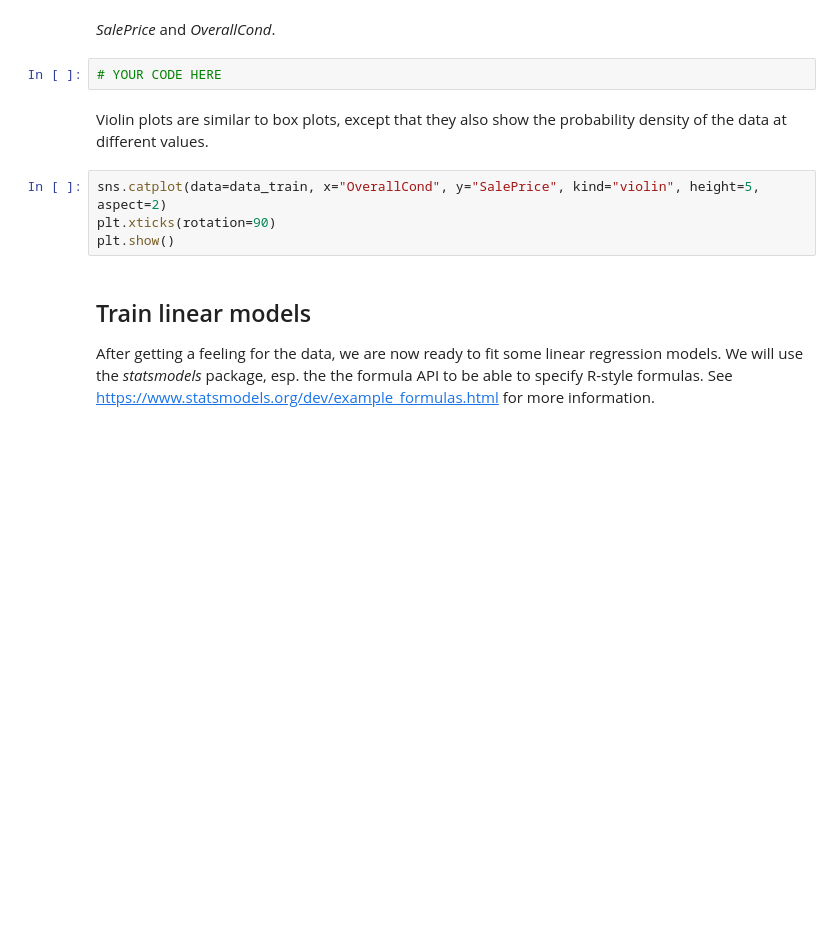
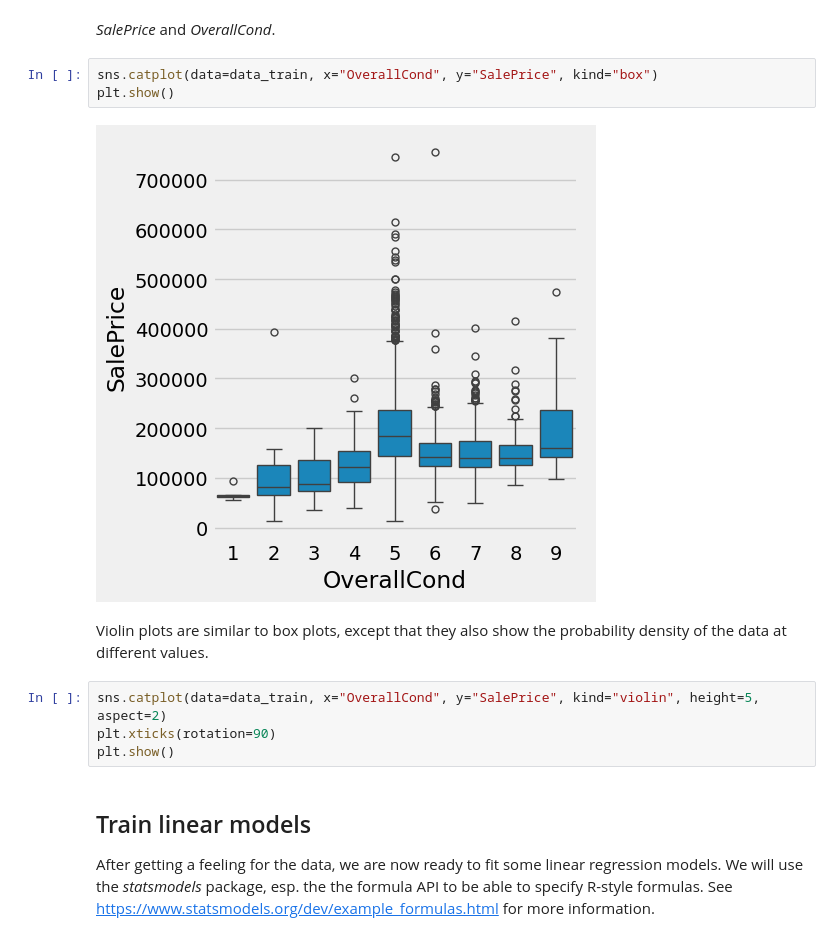
Before and after one commit to Julian200019/DataScience2024, a Jupyter notebook: Session_03/ames_linear_regression.ipynb, the cells around one changed output. Saved outputs shown, nothing was run; the diff lists cells and outputs as text; blank space fills up the shorter version.

```diff
--- a/Session_03/ames_linear_regression.ipynb
+++ b/Session_03/ames_linear_regression.ipynb
@@ -179,7 +191,10 @@ plt.show()
 # %% [markdown]
 *SalePrice* and *OverallCond*.
-# %%
-# YOUR CODE HERE
+# %%
+sns.catplot(data=data_train, x="OverallCond", y="SalePrice", kind="box")
+plt.show()
+# %% [output]
+[figure, added]
 # %% [markdown]
 Violin plots are similar to box plots, except that they also show the probability density of the data at different values.
 # %%
```
Also changed, not shown: parts of 10 cells of this notebook.
